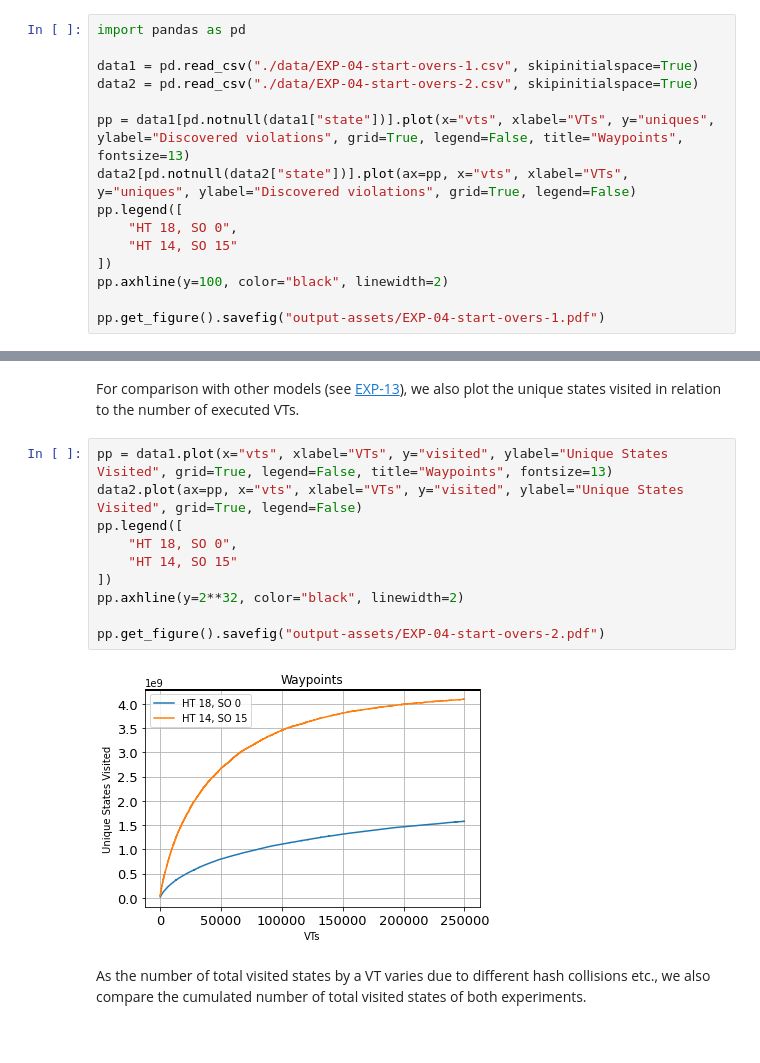
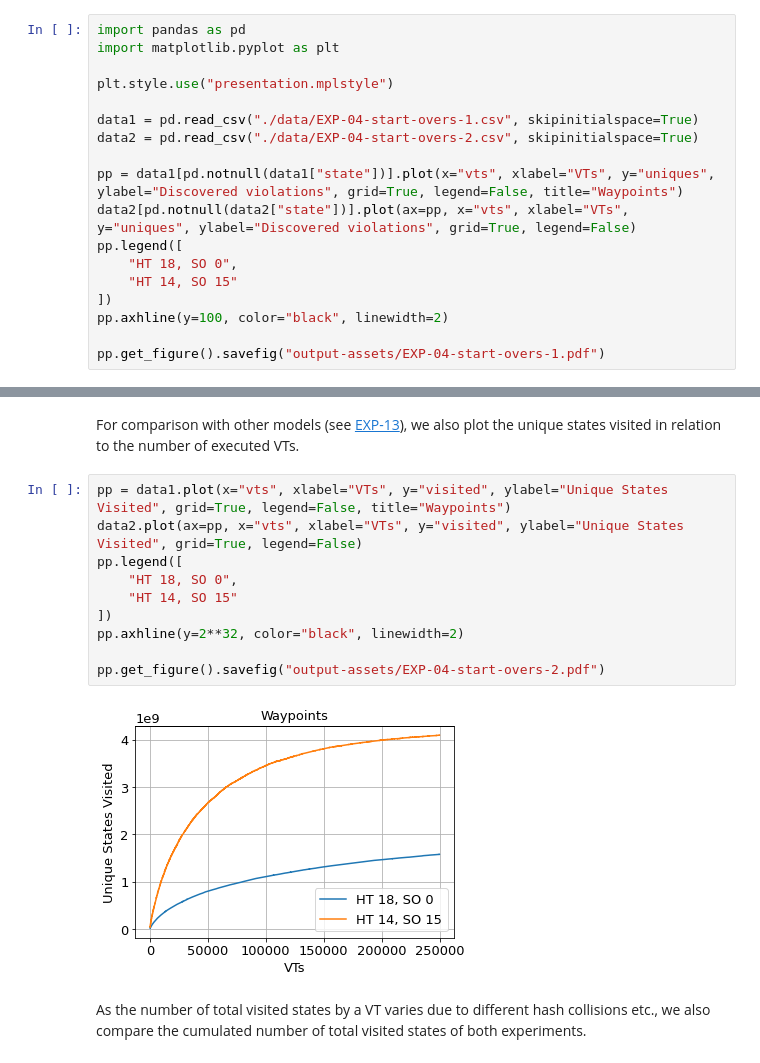
Before and after one commit to barnslig/bachelor-thesis, a Jupyter notebook: evaluation/EXP-04-start-overs.ipynb, the cells around one changed output, grey strips where cells are left out. Cells and saved outputs as stored; diff of their text form.

Commit message:
feat(evaluation): Configure font.size so plots get readable!

```diff
--- a/evaluation/EXP-04-start-overs.ipynb
+++ b/evaluation/EXP-04-start-overs.ipynb
@@ -56,11 +56,14 @@ Full output data is available at [EXP-04-start-overs-2.csv](./data/EXP-04-start-
 First, we plot the discovered violations in relation to the number of executed VTs for both experiments.
 # %%
 import pandas as pd
+import matplotlib.pyplot as plt
+
+plt.style.use("presentation.mplstyle")
 
 data1 = pd.read_csv("./data/EXP-04-start-overs-1.csv", skipinitialspace=True)
 data2 = pd.read_csv("./data/EXP-04-start-overs-2.csv", skipinitialspace=True)
 
-pp = data1[pd.notnull(data1["state"])].plot(x="vts", xlabel="VTs", y="uniques", ylabel="Discovered violations", grid=True, legend=False, title="Waypoints", fontsize=13)
+pp = data1[pd.notnull(data1["state"])].plot(x="vts", xlabel="VTs", y="uniques", ylabel="Discovered violations", grid=True, legend=False, title="Waypoints")
 data2[pd.notnull(data2["state"])].plot(ax=pp, x="vts", xlabel="VTs", y="uniques", ylabel="Discovered violations", grid=True, legend=False)
 pp.legend([
     "HT 18, SO 0",
@@ -74,17 +77,17 @@ pp.get_figure().savefig("output-assets/EXP-04-start-overs-1.pdf")
 # %% [markdown]
 For comparison with other models (see [EXP-13](EXP-13-start-overs-low-connectivity.ipynb)), we also plot the unique states visited in relation to the number of executed VTs.
 # %%
-pp = data1.plot(x="vts", xlabel="VTs", y="visited", ylabel="Unique States Visited", grid=True, legend=False, title="Waypoints", fontsize=13)
+pp = data1.plot(x="vts", xlabel="VTs", y="visited", ylabel="Unique States Visited", grid=True, legend=False, title="Waypoints")
 data2.plot(ax=pp, x="vts", xlabel="VTs", y="visited", ylabel="Unique States Visited", grid=True, legend=False)
 pp.legend([
     "HT 18, SO 0",
     "HT 14, SO 15"
 ])
 pp.axhline(y=2**32, color="black", linewidth=2)
 
 pp.get_figure().savefig("output-assets/EXP-04-start-overs-2.pdf")
 # %% [output]
-[figure, old version]
+[figure, new version]
 # %% [markdown]
 As the number of total visited states by a VT varies due to different hash collisions etc., we also compare the cumulated number of total visited states of both experiments.
 # %%
```
Also changed, not shown: parts of 2 cells of this notebook, 28 other files.
